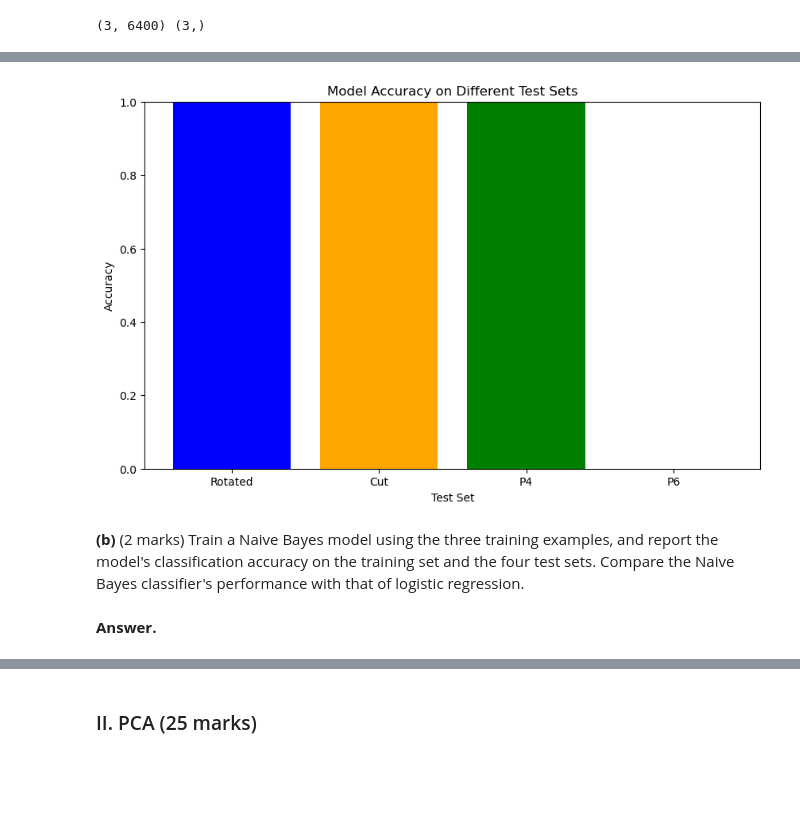
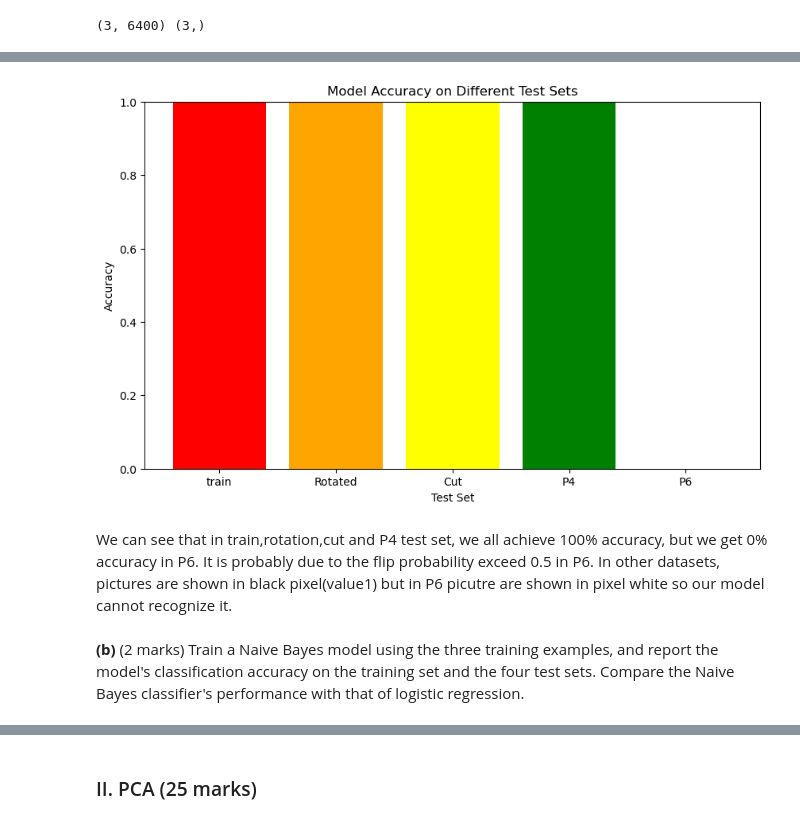
Before and after one commit to AAAZZZR/UQ_DL, a Jupyter notebook: A1.ipynb, the cells around one changed output, grey strips where cells are left out. Saved outputs shown, nothing was run; the diff lists cells and outputs as text; code cells hidden in the pictures; blank space fills up the shorter version.

```diff
--- a/A1.ipynb
+++ b/A1.ipynb
@@ -267,32 +297,33 @@ Unique values in the array: [0.00000000e+00 3.12500000e-05 4.96323529e-05 ... 1.
 # %%
 rot_flat = x_ts_rot.reshape(x_ts_rot.shape[0],-1)
 cut_flat = x_ts_cut.reshape(x_ts_cut.shape[0],-1)
 x_ts_p4_flat = x_ts_p4.reshape(x_ts_p4.shape[0],-1)
 x_ts_p6_flat = x_ts_p6.reshape(x_ts_p6.shape[0],-1)
 
+train_acc = np.mean(q3_clf.predict(x_flat)==y_tr)
 rot_acc = np.mean(q3_clf.predict(rot_flat)==y_ts_rot)
 cut_acc = np.mean(q3_clf.predict(cut_flat)==y_ts_cut)
 p4_acc = np.mean(q3_clf.predict(x_ts_p4_flat)==y_ts_p4)
 p6_acc = np.mean(q3_clf.predict(x_ts_p6_flat)==y_ts_p6)
 
 
-test_sets = ['Rotated', 'Cut', 'P4', 'P6']
+test_sets = ["train",'Rotated', 'Cut', 'P4', 'P6']
 
-accuracy = [rot_acc, cut_acc, p4_acc, p6_acc]
+accuracy = [train_acc,rot_acc, cut_acc, p4_acc, p6_acc]
 
 plt.figure(figsize=(10, 6))
-plt.bar(test_sets, accuracy, color=['blue', 'orange', 'green', 'red'])
+plt.bar(test_sets, accuracy, color=["red","orange","yellow","green","blue"])
 plt.xlabel('Test Set')
 plt.ylabel('Accuracy')
 plt.title('Model Accuracy on Different Test Sets')
 plt.ylim(0, 1)  # Assuming accuracy scores are between 0 and 1
 plt.show()
 # %% [output]
-[figure, old version]
+[figure, new version]
+# %% [markdown]
+We can see that in train,rotation,cut and P4 test set, we all achieve 100% accuracy, but we get 0% accuracy in P6. It is probably due to the flip probability exceed 0.5 in P6. In other datasets, pictures are shown in black pixel(value1) but in P6 picutre are shown in pixel white so our model cannot recognize it.
 # %% [markdown]
 **(b)** (2 marks) Train a Naive Bayes model using the three training examples, and report the model's classification accuracy on the training set and the four test sets. Compare the Naive Bayes classifier's performance with that of logistic regression.
-# %% [markdown]
-**Answer.**
 # %%
 from sklearn.naive_bayes import GaussianNB
 from sklearn.metrics import accuracy_score
```
Also changed, not shown: parts of 26 cells of this notebook.
